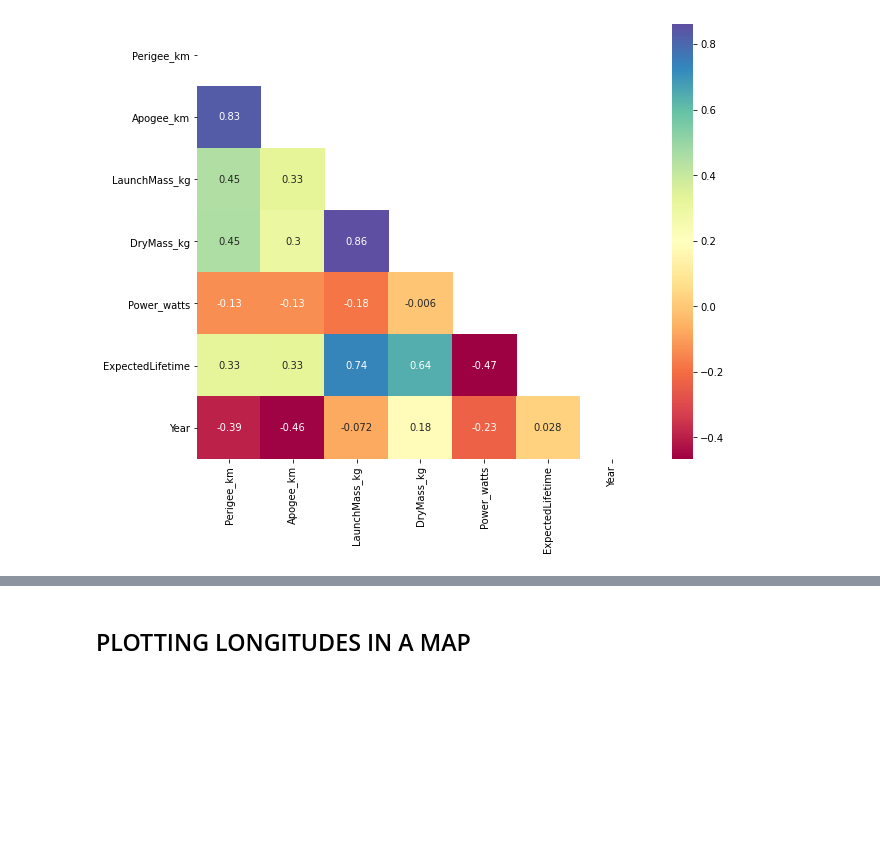
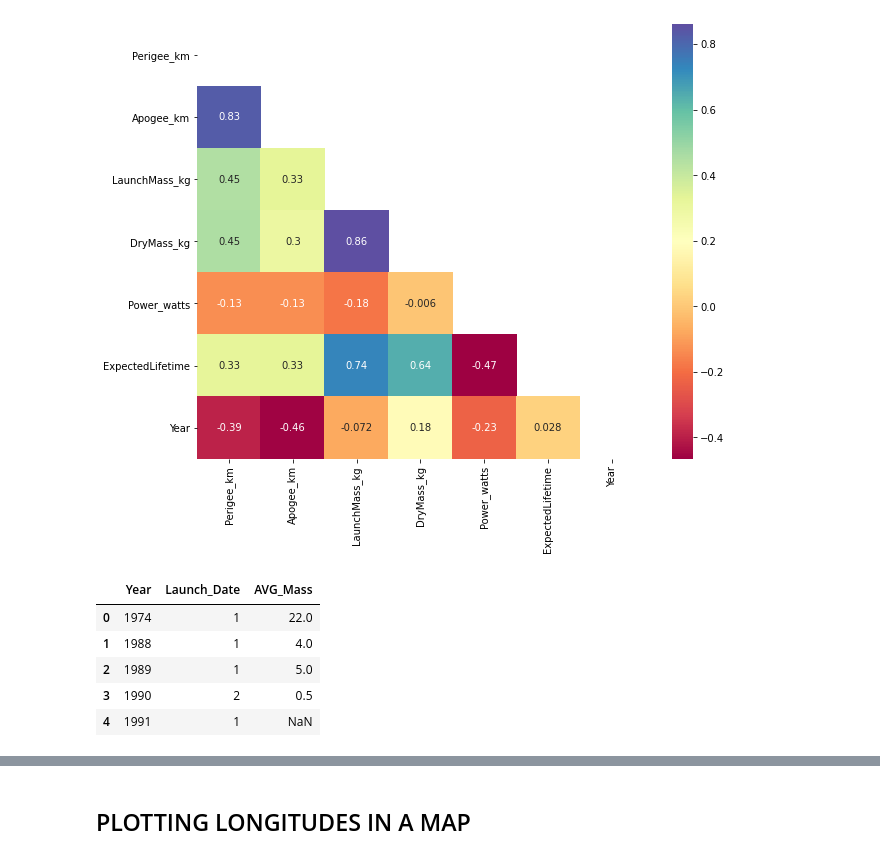
Before and after one commit to AjiacoVic/Satellites_Market_study, a Jupyter notebook: PART1 - Exploring Data.ipynb, the cells around one changed output, grey strips where cells are left out. Cells and saved outputs as stored; diff of their text form; code cells hidden in the pictures; blank space fills up the shorter version.

```diff
--- a/PART1 - Exploring Data.ipynb
+++ b/PART1 - Exploring Data.ipynb
@@ -173,0 +178,9 @@ plt.show()
+# %%
+Mass.head()
+# %% [output]
+|  | Year | Launch_Date | AVG_Mass |
+| 0 | 1974 | 1 | 22.0 |
+| 1 | 1988 | 1 | 4.0 |
+| 2 | 1989 | 1 | 5.0 |
+| 3 | 1990 | 2 | 0.5 |
+| 4 | 1991 | 1 | NaN |
```
Also changed, not shown: parts of 5 cells of this notebook.
